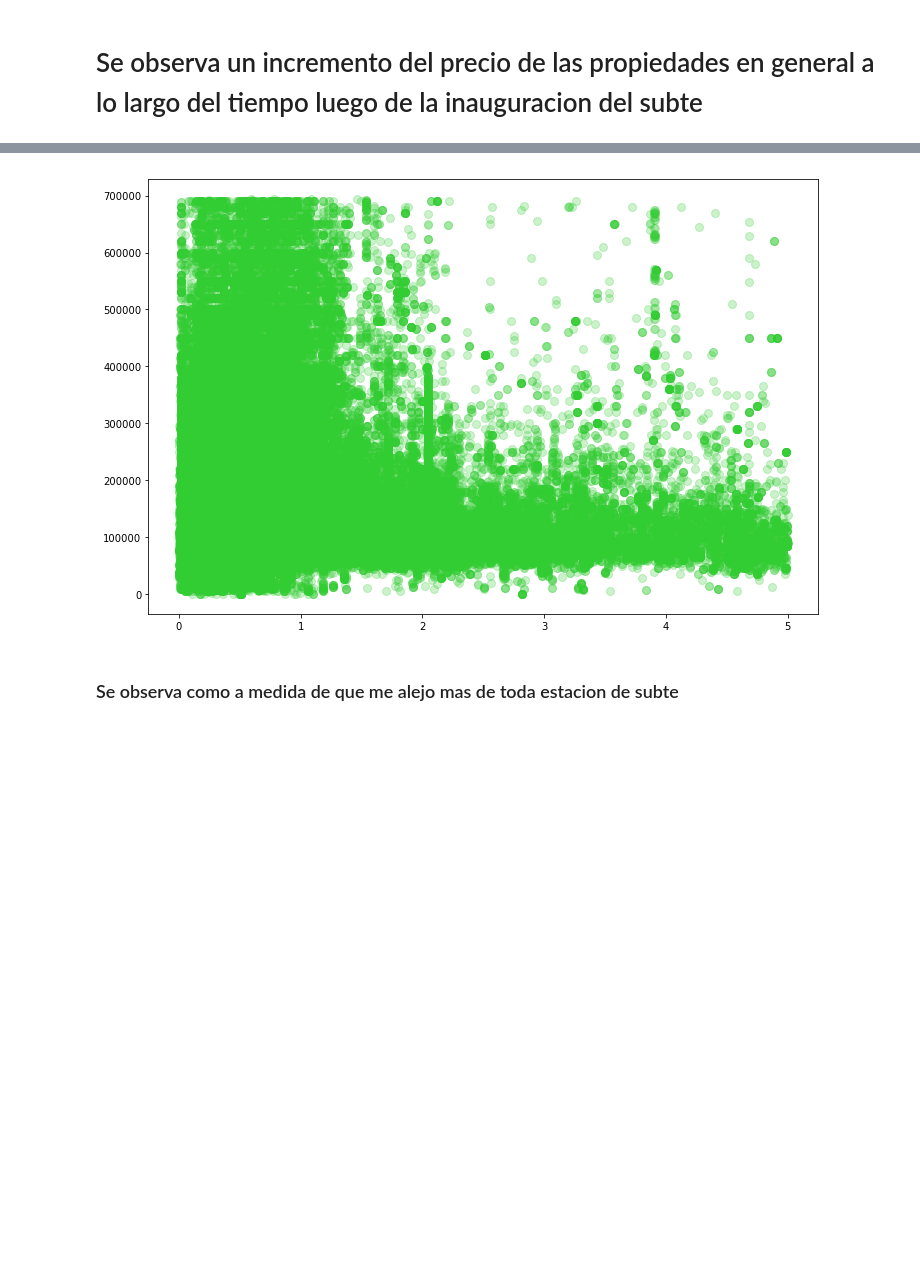
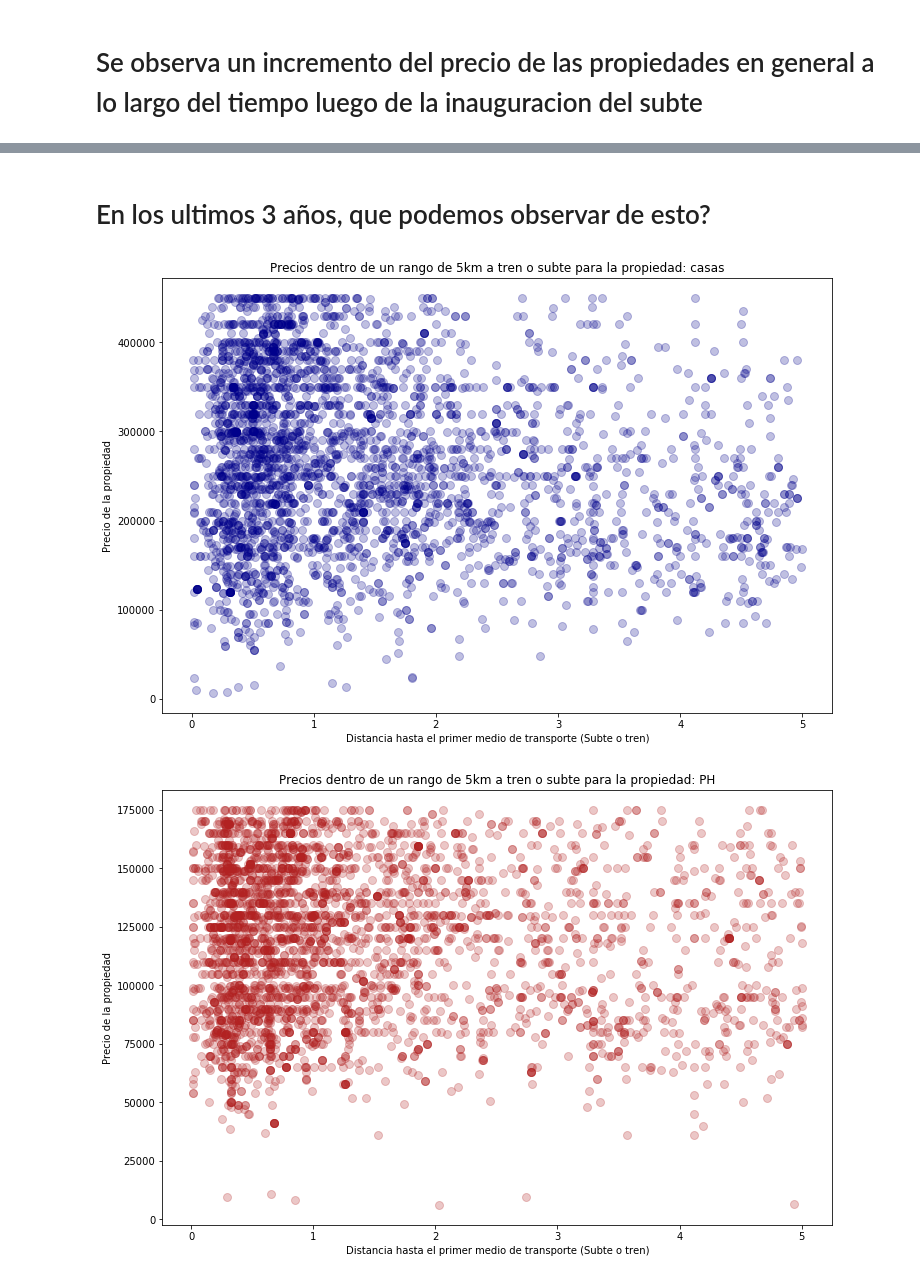
Before and after one commit to yussefomar/tp1OrganizacionComputador, a Jupyter notebook: AnalisisDistanciaSubte.ipynb, the cells around one changed output, grey strips where cells are left out. Cells and saved outputs as stored; diff of their text form; code cells hidden in the pictures; blank space fills up the shorter version.

```diff
--- a/AnalisisDistanciaSubte.ipynb
+++ b/AnalisisDistanciaSubte.ipynb
@@ -87,4 +80,4 @@ propsCapital = propsCapital[propsCapital["price_aprox_usd"] > 0]
 # %%
 propsCapital["distMinTransporte"] = propsCapital.apply(lambda row: min(calcular_distancia(latLonToInt(row["lat-lon"]),x) for x in medios_transporte),axis=1)
 # %%
-menorA5km = propsCapital[propsCapital["distMinTransporte"] < 5]
+propsCapRango5kmTransporte = propsCapital[propsCapital["distMinTransporte"] < 5]
@@ -96,9 +84,23 @@ apartments = apartments[apartments["price_aprox_usd"] < apartments["price_aprox_
-# %%
-
-fig, ax = plt.subplots(figsize=(12,8))
-ax.plot(apartments.distMinTransporte, apartments.price_aprox_usd, marker="o", linestyle='', ms=8,color="limegreen", label="Apartment", alpha= 0.25)
-plt.show()
-# %% [output]
-[figure, removed]
-# %% [markdown]
-### Se observa como a medida de que me alejo mas de toda estacion de subte
+# %% [markdown]
+# En los ultimos 3 años, que podemos observar de esto?
+# %%
+propsCapUltimosAnhos = propsCapRango5kmTransporte[propsCapRango5kmTransporte["created_on"].str.contains("2015") |\
+                                                 propsCapRango5kmTransporte["created_on"].str.contains("2016") |\
+                                                 propsCapRango5kmTransporte["created_on"].str.contains("2017")]
+# %%
+tiposPropiedades = {"apartment":("forestgreen","departamentos"),"house":("darkblue","casas"),\
+            "store":("indigo","tiendas"),"PH":("firebrick","PH")}
+
+for prop in tiposPropiedades:
+    fig, ax = plt.subplots(figsize=(12,8))
+    props = propsCapUltimosAnhos[propsCapUltimosAnhos["property_type"] == prop]
+    props = props[props["price_aprox_usd"] < props["price_aprox_usd"].mean() + 500.000]
+    ax.plot(props.distMinTransporte, props.price_aprox_usd,marker="o", \
+            linestyle='', ms=8,color=tiposPropiedades[prop][0], label=prop, alpha= 0.25)
+    plt.title("Precios dentro de un rango de 5km a tren o subte para la propiedad: "+tiposPropiedades[prop][1])
+    plt.xlabel("Distancia hasta el primer medio de transporte (Subte o tren)")
+    plt.ylabel("Precio de la propiedad")
+    plt.show()
+# %% [output]
+[figure, added]
+[figure, added]
```
Also changed, not shown: parts of 27 cells of this notebook.
